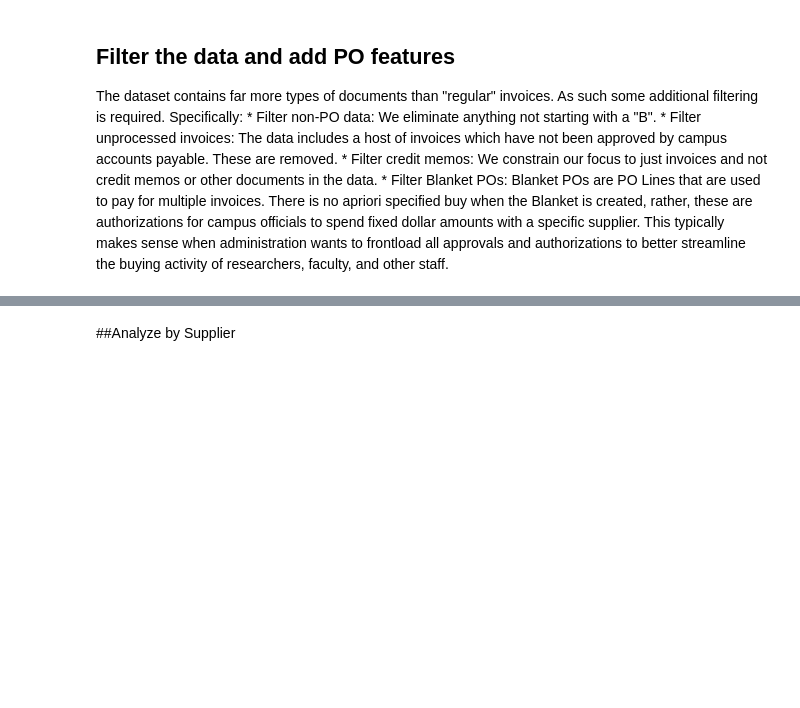
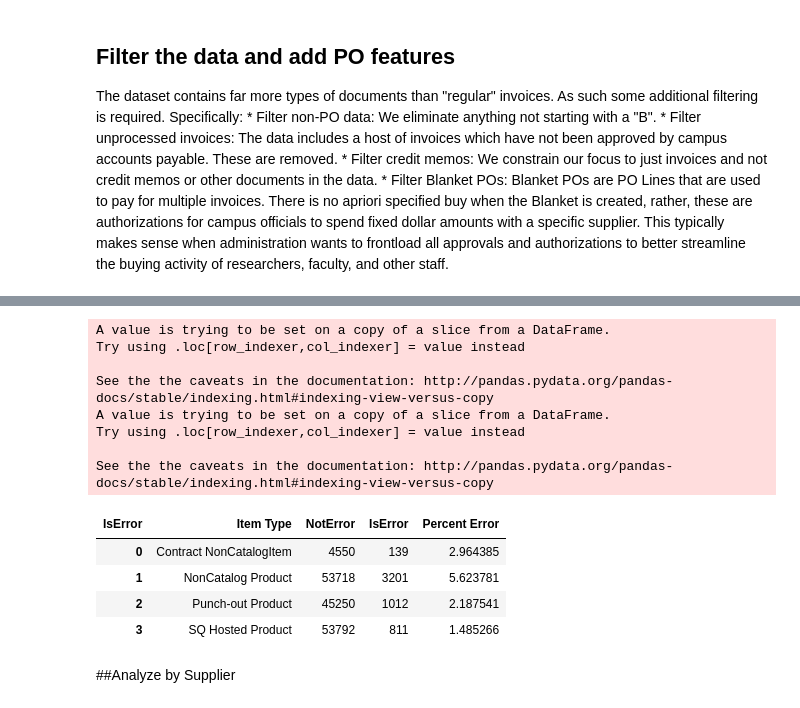
Before and after one commit to BIDS-collaborative/purchasing, a Jupyter notebook: ntbk/andrew/Pricing_Error.ipynb, the cells around one changed output, grey strips where cells are left out. Drawn from its saved outputs; the diff is of its cells as text; code cells hidden in the pictures; blank space fills up the shorter version.

```diff
--- a/ntbk/andrew/Pricing_Error.ipynb
+++ b/ntbk/andrew/Pricing_Error.ipynb
@@ -160,3 +136,36 @@ plt.show()
+# %%
+#We bring back the invoices_filtered data and mark each error'd PO with the appropriate designation
+NonBlankets = invoices_filtered[invoices_filtered['PO No'].isin(tot['PO No'])]
+
+#Which Items Seem to have the most problems
+NonBlankets['PriceError'] = NonBlankets['Invoice Line Extended Price'] - NonBlankets['PO Line Extended Price']
+NonBlankets['IsError'] = NonBlankets['PriceError'] != 0
+
+ItemType = NonBlankets.groupby(['Item Type','IsError']).agg({'PriceError':'count'}).unstack()
+
+ItemType.columns = ItemType.columns.droplevel(0)
+ItemType = ItemType.reset_index()
+ItemType = ItemType.rename(columns = {ItemType.columns[1]:'NotError',
+                                      ItemType.columns[2]:'IsError'
+                                      })
+
+ItemType['Percent Error'] = ItemType['IsError'] / (ItemType['IsError'] + ItemType['NotError']) * 100
+
+ItemType
+# %% [output]
+A value is trying to be set on a copy of a slice from a DataFrame.
+Try using .loc[row_indexer,col_indexer] = value instead
+
+See the the caveats in the documentation: http://pandas.pydata.org/pandas-docs/stable/indexing.html#indexing-view-versus-copy
+A value is trying to be set on a copy of a slice from a DataFrame.
+Try using .loc[row_indexer,col_indexer] = value instead
+
+See the the caveats in the documentation: http://pandas.pydata.org/pandas-docs/stable/indexing.html#indexing-view-versus-copy
+| IsError | Item Type | NotError | IsError | Percent Error |
+| 0 | Contract NonCatalogItem | 4550 | 139 | 2.964385 |
+| 1 | NonCatalog Product | 53718 | 3201 | 5.623781 |
+| 2 | Punch-out Product | 45250 | 1012 | 2.187541 |
+| 3 | SQ Hosted Product | 53792 | 811 | 1.485266 |
 # %% [markdown]
 ##Analyze by Supplier
 # %% [markdown]
```
Also changed, not shown: parts of 6 cells of this notebook.
